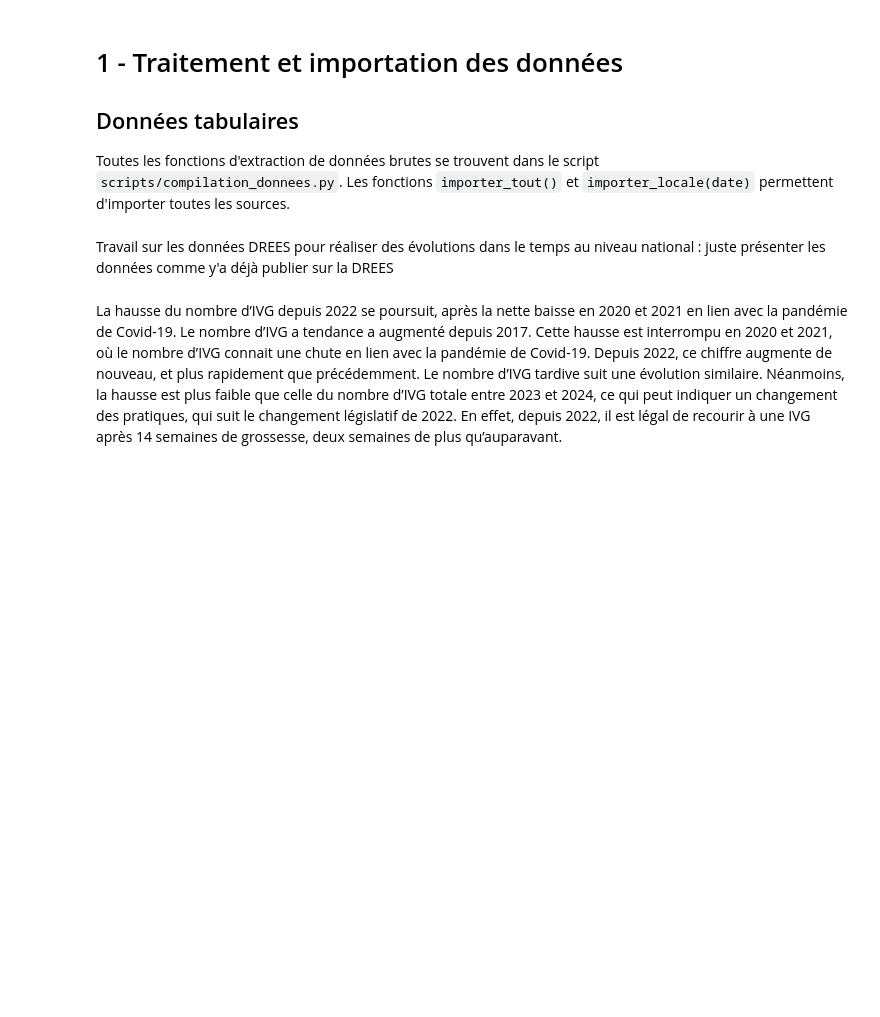
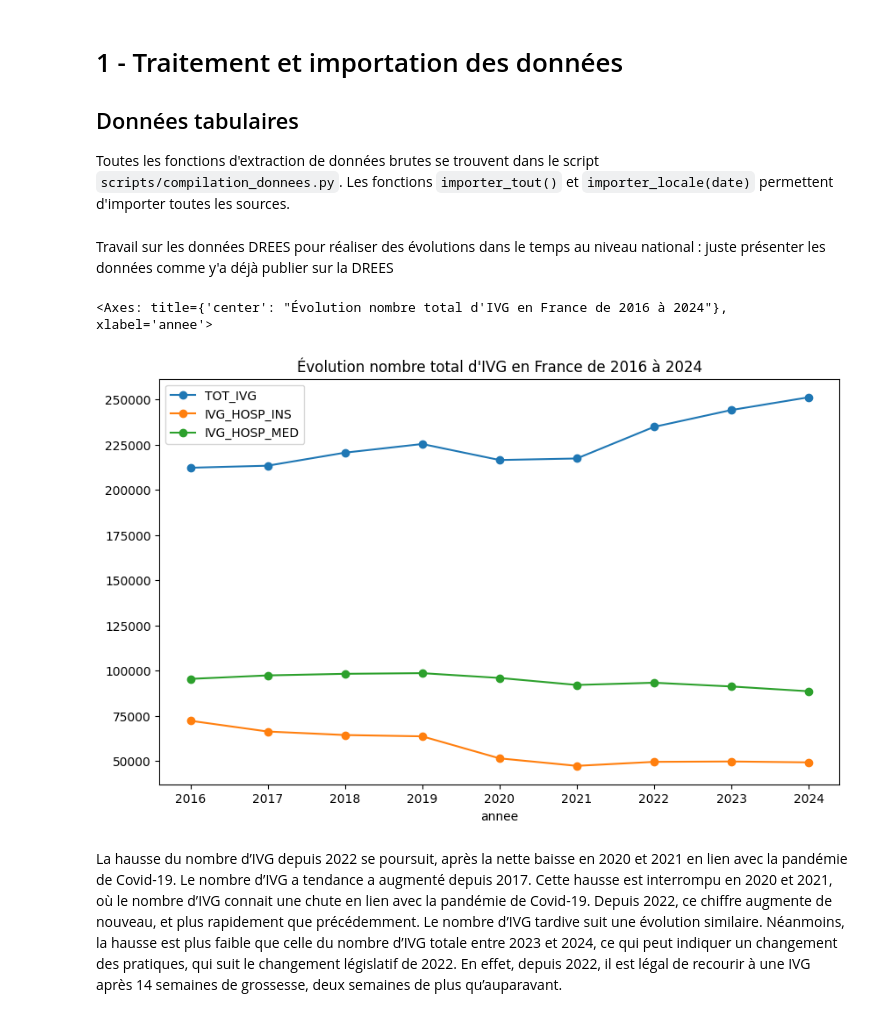
Before and after one commit to pgresant/PythonS1, a Jupyter notebook: 1-TraitementsDonnees_Propre2.ipynb, the cells around one changed output. Drawn from its saved outputs; the diff is of its cells as text; code cells hidden in the pictures; blank space fills up the shorter version.

```diff
--- a/1-TraitementsDonnees_Propre2.ipynb
+++ b/1-TraitementsDonnees_Propre2.ipynb
@@ -28,8 +28,11 @@ df_SAE, df_SAE_2011, df_dep, df_finess, df_drees, df_pauv, df_doctolib = importe
 # %% [markdown]
 Travail sur les données DREES pour réaliser des évolutions dans le temps au niveau national : juste présenter les données comme y'a déjà publier sur la DREES
 # %%
-df_drees_filtre = df_drees[df_drees["zone_geo"] == "France entière"]
+df_drees_filtre = df_drees[df_drees["département"] == "France entière"]
 df_drees_filtre.plot(x="annee", y=["TOT_IVG", "IVG_HOSP_INS", "IVG_HOSP_MED"], kind="line", marker='o', figsize=(10,6), title="Évolution nombre total d'IVG en France de 2016 à 2024")
+# %% [output]
+<Axes: title={'center': "Évolution nombre total d'IVG en France de 2016 à 2024"}, xlabel='annee'>
+[figure, added]
 # %% [markdown]
 La hausse du nombre d’IVG depuis 2022 se poursuit, après la nette baisse en 2020 et 2021 en lien avec la pandémie de Covid-19.
 Le nombre d’IVG a tendance a augmenté depuis 2017. Cette hausse est interrompu en 2020 et 2021, où le nombre d’IVG connait une chute en lien avec la pandémie de Covid-19. Depuis 2022, ce chiffre augmente de nouveau, et plus rapidement que précédemment.
```
Also changed, not shown: parts of 3 cells of this notebook, 1 other file.
